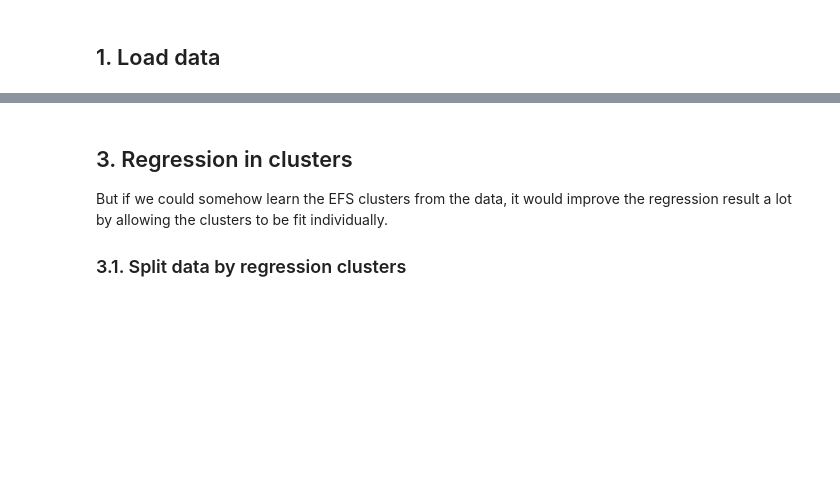
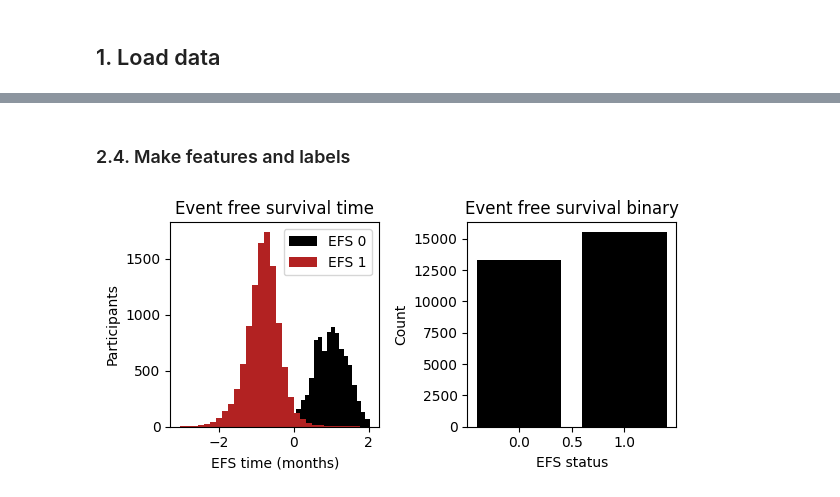
Before and after one commit to gperdrizet/HSCT_survival, a Jupyter notebook: notebooks/02.2-feature_engineering_clustering.ipynb, the cells around one changed output, grey strips where cells are left out. Saved outputs shown, nothing was run; the diff lists cells and outputs as text; code cells hidden in the pictures; blank space fills up the shorter version.

```diff
--- a/notebooks/02.2-feature_engineering_clustering.ipynb
+++ b/notebooks/02.2-feature_engineering_clustering.ipynb
@@ -52,0 +67,6 @@ predictions_df=pd.DataFrame.from_dict({
+# %%
+training_race_group=training_df['race_group']
+testing_race_group=testing_df['race_group']
+
+training_df.drop('race_group', axis=1, inplace=True)
+testing_df.drop('race_group', axis=1, inplace=True)
@@ -53 +75,4 @@ predictions_df=pd.DataFrame.from_dict({
+# %%
+training_df.drop('year_hct', axis=1, inplace=True)
+testing_df.drop('year_hct', axis=1, inplace=True)
 # %% [markdown]
@@ -133,6 +79,0 @@ plt.show()
-# %% [markdown]
-## 3. Regression in clusters
-
-But if we could somehow learn the EFS clusters from the data, it would improve the regression result a lot by allowing the clusters to be fit individually.
-
-### 3.1. Split data by regression clusters
@@ -151,0 +80,42 @@ clustered_labels={
+# %%
+features=feature_types_dict['Ordinal'] + feature_types_dict['Interval'] + ['efs_time']
+features.remove('year_hct')
+# training_df['year_hct']=training_df['year_hct']/100
+# testing_df['year_hct']=testing_df['year_hct']/100
+training_df[features]=power_transform(training_df[features]+1, method='box-cox')
+testing_df[features]=power_transform(testing_df[features]+1, method='box-cox')
+# %% [markdown]
+### 2.4. Make features and labels
+# %%
+training_labels_df=training_df[['efs', 'efs_time']].copy()
+training_features_df=training_df.drop(['efs', 'efs_time'], axis=1)
+#training_labels_df['log_efs_time']=np.log(training_labels_df['efs_time'])
+
+testing_labels_df=testing_df[['efs', 'efs_time']].copy()
+testing_features_df=testing_df.drop(['efs', 'efs_time'], axis=1)
+#testing_labels_df['log_efs_time']=np.log(testing_labels_df['efs_time'])
+
+# Take a quick look
+efs_neg_df=training_labels_df[training_labels_df['efs'] == 0]
+efs_pos_df=training_labels_df[training_labels_df['efs'] == 1]
+
+# Set-up a 1x2 figure
+fig, axs=plt.subplots(1,2, figsize=(6,3))
+axs=axs.flatten()
+
+axs[0].set_title('Event free survival time')
+axs[0].hist(efs_neg_df['efs_time'], bins=30, color='black', label='EFS 0')
+axs[0].hist(efs_pos_df['efs_time'], bins=30, color='firebrick', label='EFS 1')
+axs[0].set_xlabel('EFS time (months)')
+axs[0].set_ylabel('Participants')
+axs[0].legend(loc='upper right')
+
+axs[1].set_title('Event free survival binary')
+axs[1].bar(data_df['efs'].value_counts().index, data_df['efs'].value_counts(), color='black')
+axs[1].set_xlabel('EFS status')
+axs[1].set_ylabel('Count')
+
+plt.tight_layout()
+plt.show()
+# %% [output]
+[figure, added]
```
Also changed, not shown: parts of 26 cells of this notebook.
